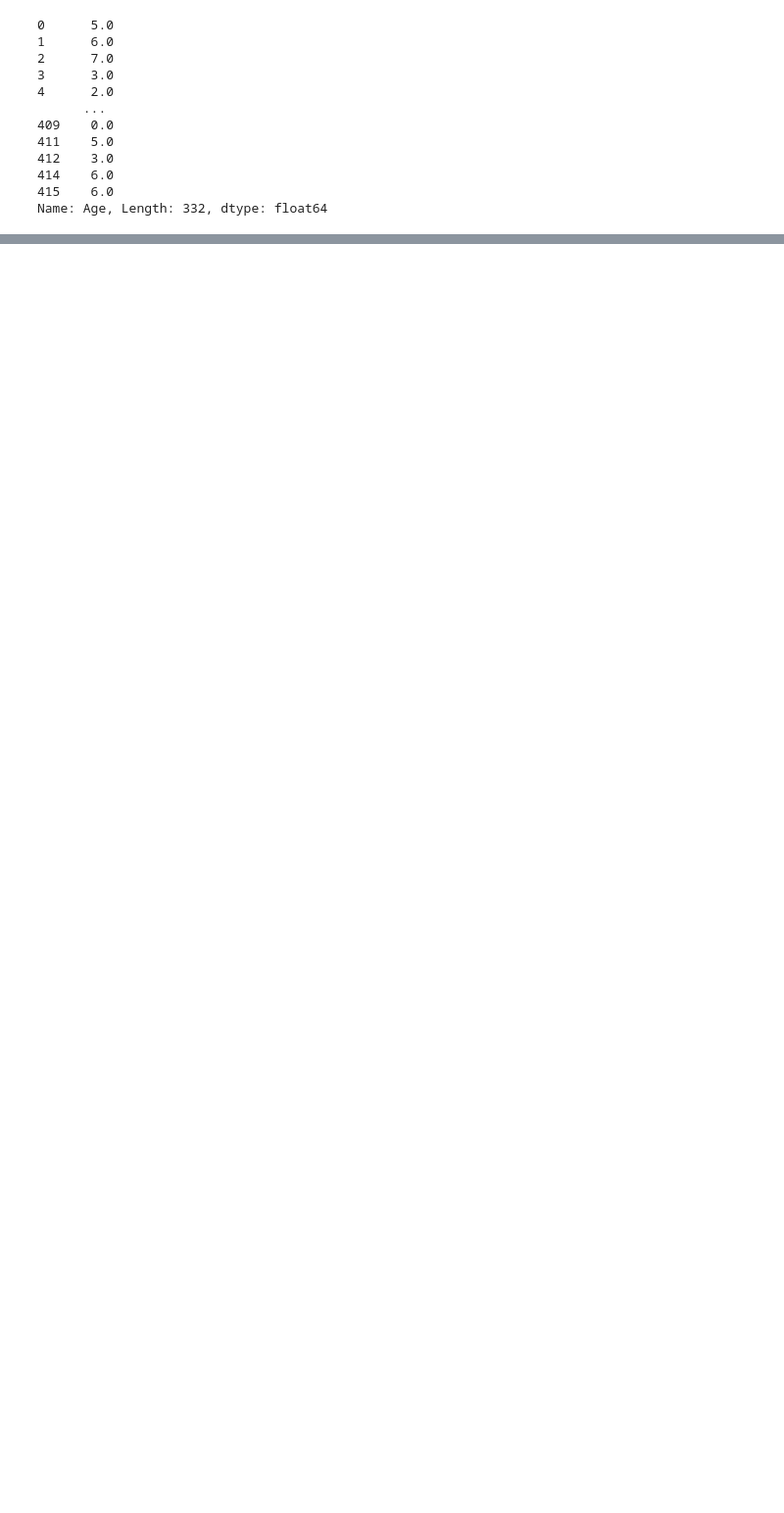
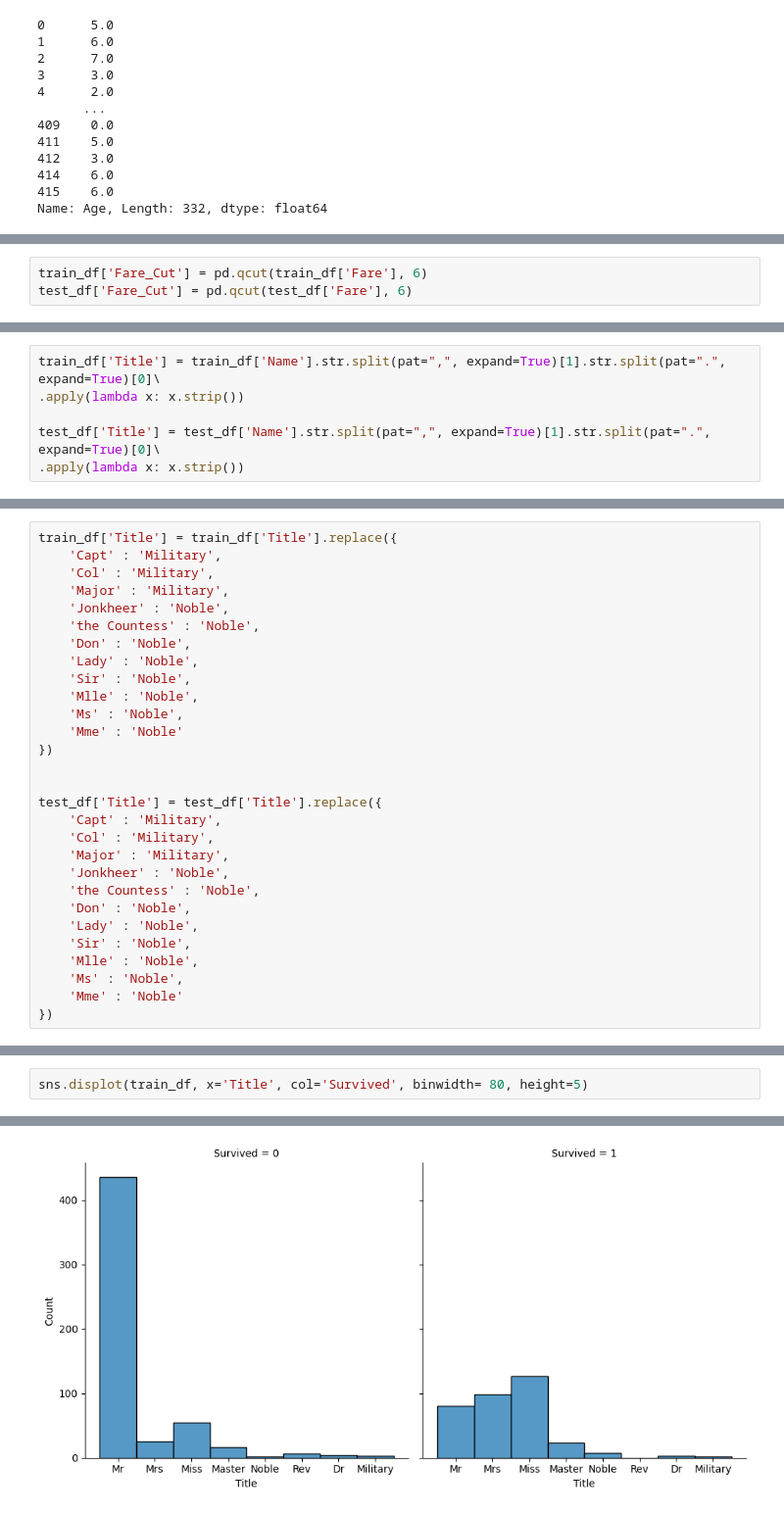
Before and after one commit to gussruiz/titanic_ml, a Jupyter notebook: main.ipynb, the cells around one changed output, grey strips where cells are left out. Shown at 98% size. Drawn from its saved outputs; the diff is of its cells as text; blank space fills up the shorter version.

Commit message:
titles and ticket type analysis

```diff
--- a/main.ipynb
+++ b/main.ipynb
@@ -230,0 +247,3 @@ Name: Age, Length: 332, dtype: float64
+# %%
+train_df['Fare_Cut'] = pd.qcut(train_df['Fare'], 6)
+test_df['Fare_Cut'] = pd.qcut(test_df['Fare'], 6)
@@ -230,0 +305,6 @@ Name: Age, Length: 332, dtype: float64
+# %%
+train_df['Title'] = train_df['Name'].str.split(pat=",", expand=True)[1].str.split(pat=".", expand=True)[0]\
+.apply(lambda x: x.strip())
+
+test_df['Title'] = test_df['Name'].str.split(pat=",", expand=True)[1].str.split(pat=".", expand=True)[0]\
+.apply(lambda x: x.strip())
@@ -230,0 +336,29 @@ Name: Age, Length: 332, dtype: float64
+# %%
+train_df['Title'] = train_df['Title'].replace({
+    'Capt' : 'Military',
+    'Col' : 'Military',
+    'Major' : 'Military',
+    'Jonkheer' : 'Noble',
+    'the Countess' : 'Noble',
+    'Don' : 'Noble',
+    'Lady' : 'Noble',
+    'Sir' : 'Noble',
+    'Mlle' : 'Noble',
+    'Ms' : 'Noble',
+    'Mme' : 'Noble'
+})
+
+
+test_df['Title'] = test_df['Title'].replace({
+    'Capt' : 'Military',
+    'Col' : 'Military',
+    'Major' : 'Military',
+    'Jonkheer' : 'Noble',
+    'the Countess' : 'Noble',
+    'Don' : 'Noble',
+    'Lady' : 'Noble',
+    'Sir' : 'Noble',
+    'Mlle' : 'Noble',
+    'Ms' : 'Noble',
+    'Mme' : 'Noble'
+})
@@ -230,0 +377,3 @@ Name: Age, Length: 332, dtype: float64
+# %%
+sns.displot(train_df, x='Title', col='Survived', binwidth= 80, height=5)
+# %% [output]
@@ -230,0 +381 @@ Name: Age, Length: 332, dtype: float64
+[figure, added]
```
Also changed, not shown: parts of 24 cells of this notebook.
